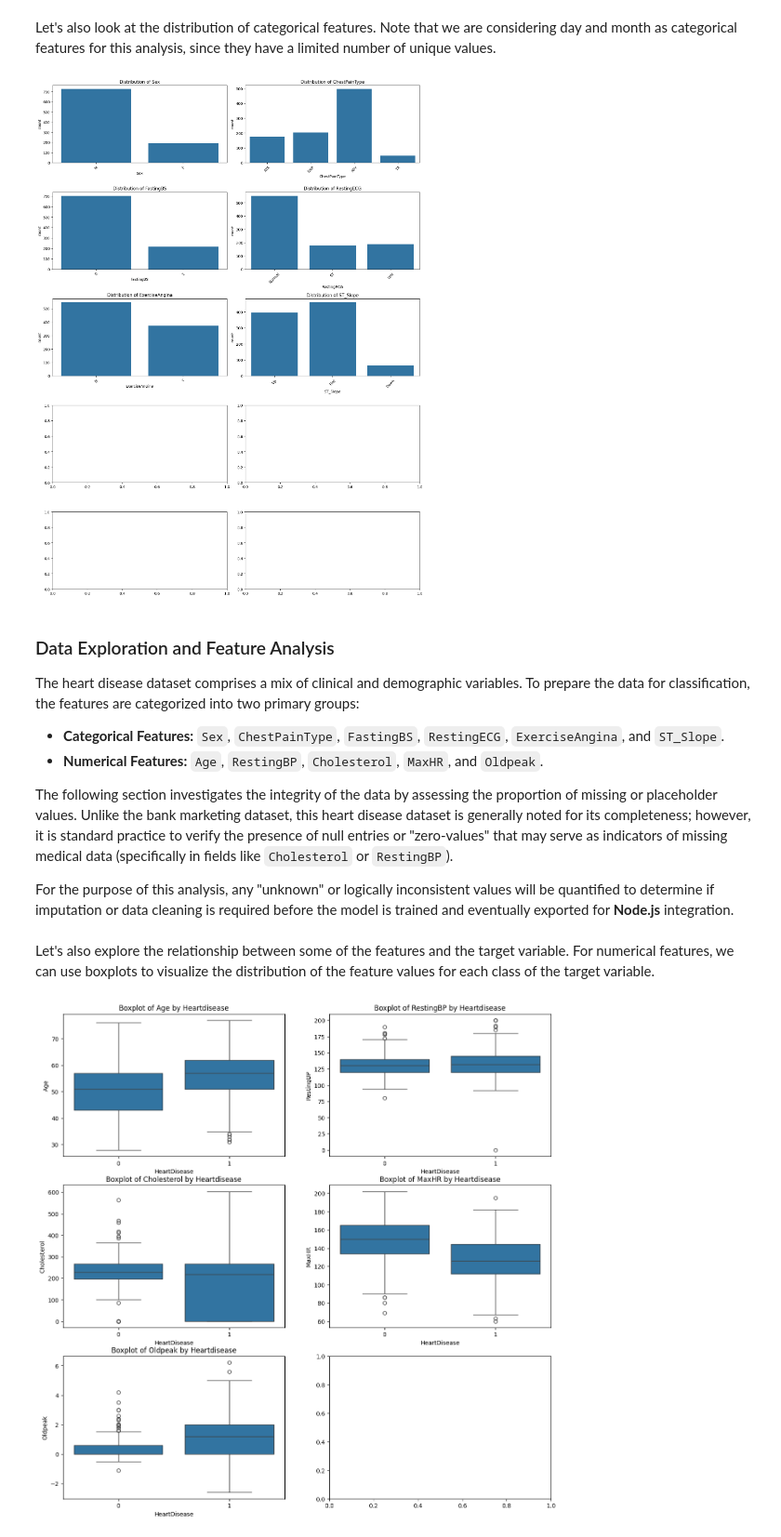
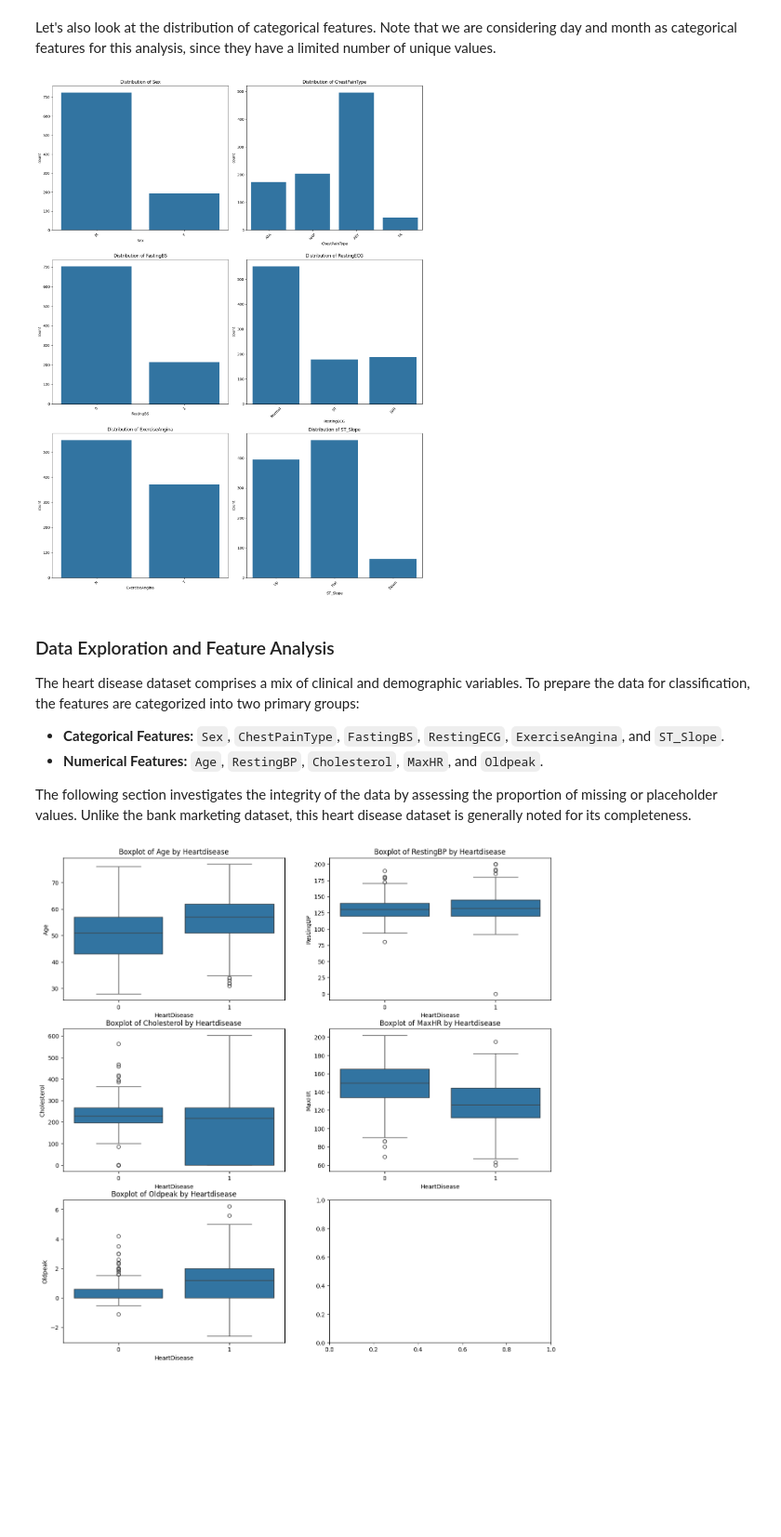
Before and after one commit to FernandoPulidoM/Inteligencia_Computacional_Actividad3, a Jupyter notebook: ExportarML36082.ipynb, the cells around one changed output. Shown at 93% size. Drawn from its saved outputs; the diff is of its cells as text; code cells hidden in the pictures; blank space fills up the shorter version.

Commit message:
Update data and model

```diff
--- a/ExportarML36082.ipynb
+++ b/ExportarML36082.ipynb
@@ -109,21 +109,21 @@ Let's also look at the distribution of categorical features. Note that we are co
 # %%
 categorical_features = [  'Sex',
     'ChestPainType',
     'FastingBS',
     'RestingECG',
     'ExerciseAngina',
     'ST_Slope']
 
-fig, axes = plt.subplots(nrows=5, ncols=2, figsize=(15, 20))
+fig, axes = plt.subplots(nrows=3, ncols=2, figsize=(15, 20))
 
 for ax, feature in zip(axes.ravel(), categorical_features):
     sns.countplot(data=data, x=feature, ax=ax)
     ax.set_title(f"Distribution of {feature}")
     ax.tick_params(axis='x', rotation=45)
 
 plt.tight_layout()
 # %% [output]
-[figure, old version]
+[figure, new version]
 # %% [markdown]
 ### Data Exploration and Feature Analysis
 
@@ -132,11 +132,7 @@ The heart disease dataset comprises a mix of clinical and demographic variables.
 * **Categorical Features:** `Sex`, `ChestPainType`, `FastingBS`, `RestingECG`, `ExerciseAngina`, and `ST_Slope`.
 * **Numerical Features:** `Age`, `RestingBP`, `Cholesterol`, `MaxHR`, and `Oldpeak`.
 
-The following section investigates the integrity of the data by assessing the proportion of missing or placeholder values. Unlike the bank marketing dataset, this heart disease dataset is generally noted for its completeness; however, it is standard practice to verify the presence of null entries or "zero-values" that may serve as indicators of missing medical data (specifically in fields like `Cholesterol` or `RestingBP`).
-
-For the purpose of this analysis, any "unknown" or logically inconsistent values will be quantified to determine if imputation or data cleaning is required before the model is trained and eventually exported for **Node.js** integration.
+The following section investigates the integrity of the data by assessing the proportion of missing or placeholder values. Unlike the bank marketing dataset, this heart disease dataset is generally noted for its completeness.
-# %% [markdown]
-Let's also explore the relationship between some of the features and the target variable. For numerical features, we can use boxplots to visualize the distribution of the feature values for each class of the target variable.
 # %%
 fig, axes = plt.subplots(nrows=3, ncols=2, figsize=(15, 15))
 
```
Also changed, not shown: parts of 11 cells of this notebook.
